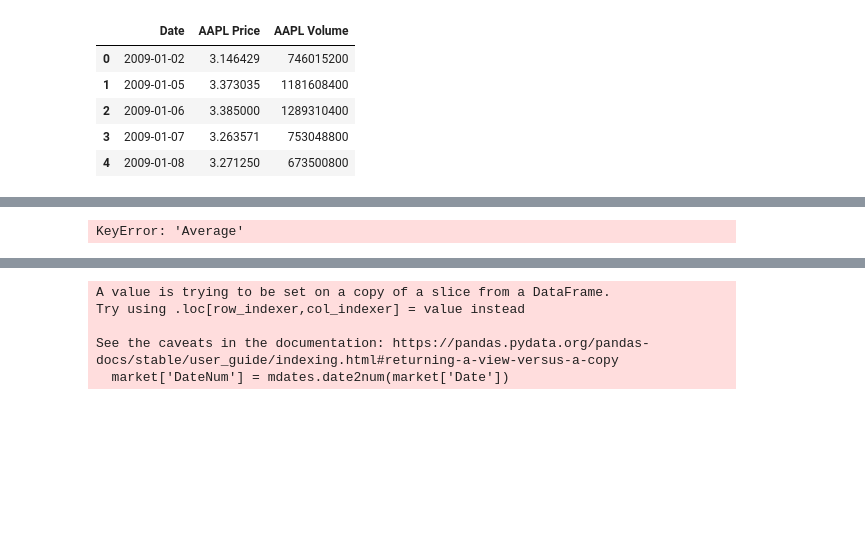
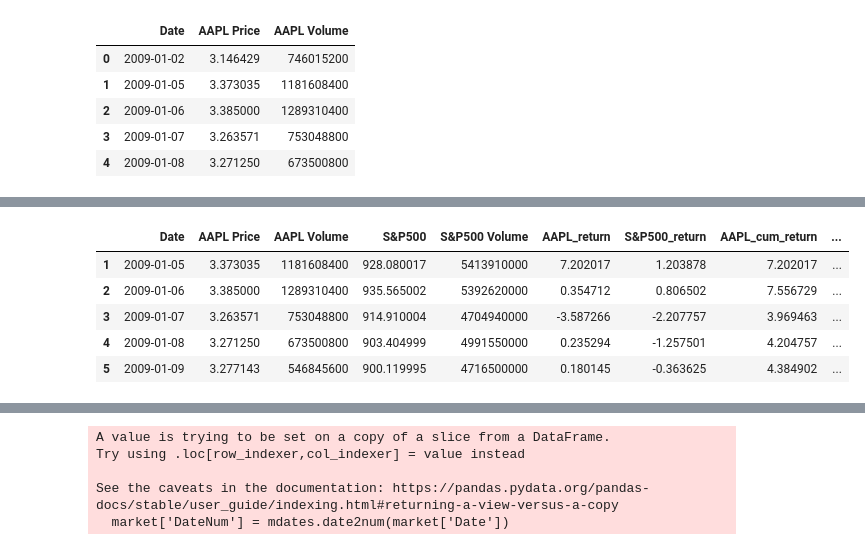
Before and after one commit to maseehfaizan/Project-Code, a Jupyter notebook: Master.ipynb, the cells around one changed output, grey strips where cells are left out. Saved outputs shown, nothing was run; the diff lists cells and outputs as text; code cells hidden in the pictures; blank space fills up the shorter version.

```diff
--- a/Master.ipynb
+++ b/Master.ipynb
@@ -314,16 +314,15 @@ main.head()
-# %%
-
-
-# Plot the data
-price['Average'].plot()
-
-
-# Label the axes
-plt.xlabel('Date')
-plt.ylabel('Price')
-plt.title('Price Trend Over Time')
-
-# Show the plot
-plt.show()
-# %% [output]
-KeyError: 'Average'
+# %%
+main[f'{tic}_return'] = main[f'{tic} Price'].pct_change()*100
+main['S&P500_return'] = main['S&P500'].pct_change()*100
+
+main[f'{tic}_cum_return'] = main[f'{tic}_return'].cumsum()
+main['S&P500_cum_return'] = main['S&P500_return'].cumsum()
+main = main.dropna()
+main.head()
+# %% [output]
+|  | Date | AAPL Price | AAPL Volume | S&P500 | S&P500 Volume | AAPL_return | S&P500_return | AAPL_cum_return | ... |
+| 1 | 2009-01-05 | 3.373035 | 1181608400 | 928.080017 | 5413910000 | 7.202017 | 1.203878 | 7.202017 | ... |
+| 2 | 2009-01-06 | 3.385000 | 1289310400 | 935.565002 | 5392620000 | 0.354712 | 0.806502 | 7.556729 | ... |
+| 3 | 2009-01-07 | 3.263571 | 753048800 | 914.910004 | 4704940000 | -3.587266 | -2.207757 | 3.969463 | ... |
+| 4 | 2009-01-08 | 3.271250 | 673500800 | 903.404999 | 4991550000 | 0.235294 | -1.257501 | 4.204757 | ... |
+| 5 | 2009-01-09 | 3.277143 | 546845600 | 900.119995 | 4716500000 | 0.180145 | -0.363625 | 4.384902 | ... |
```
Also changed, not shown: parts of 2 cells of this notebook, 2 other files.
